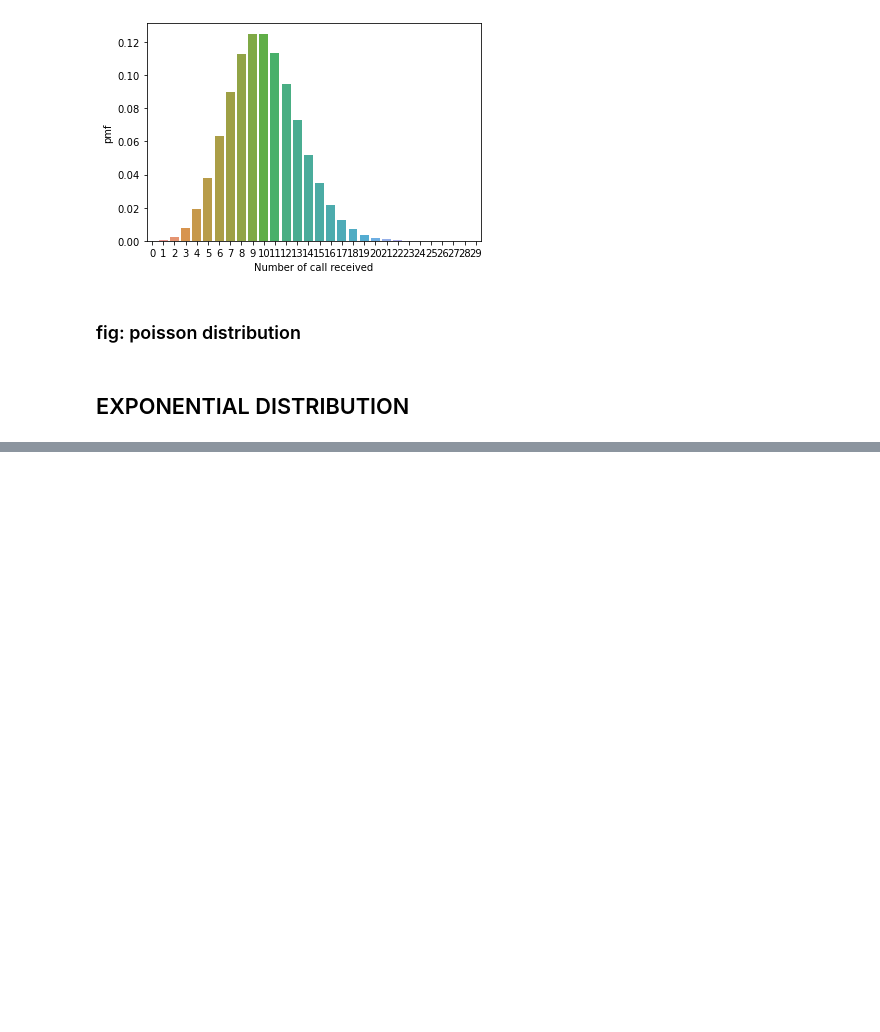
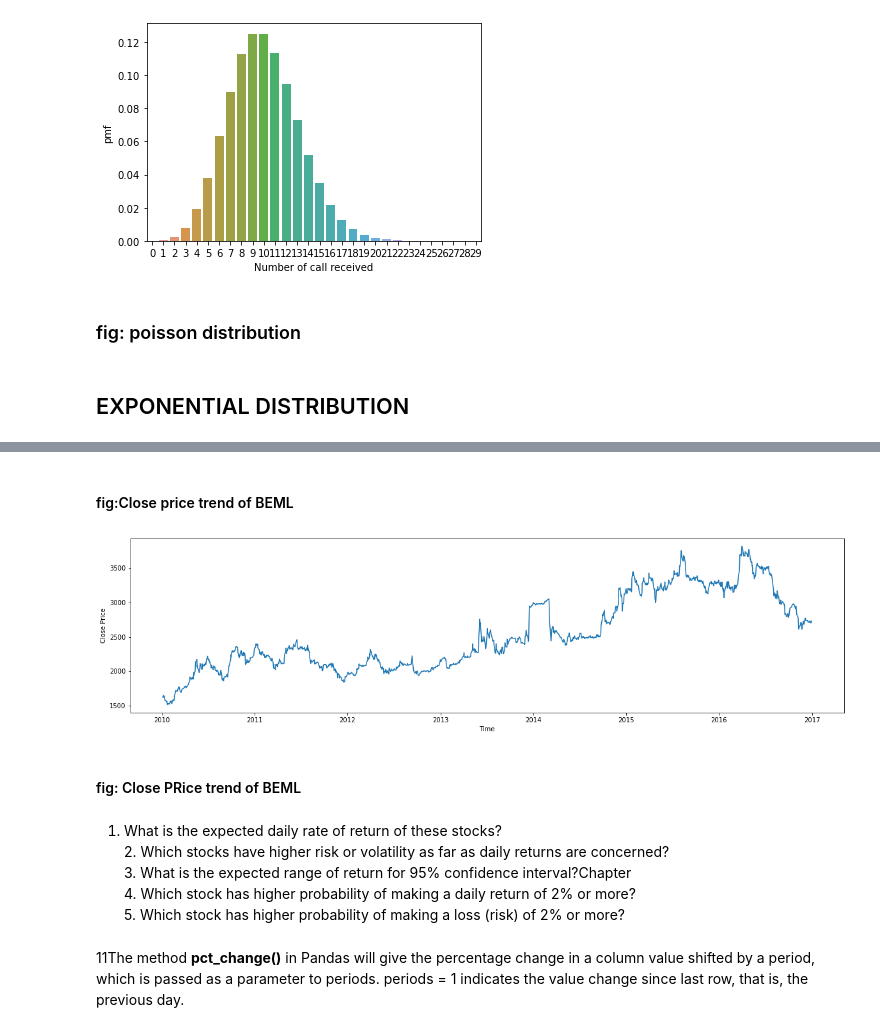
Before and after one commit to PrAsAg/Machine-Learning-using-Python, a Jupyter notebook: ch3-Probability Distributions and Hypothesis Tests.ipynb, the cells around one changed output, grey strips where cells are left out. Drawn from its saved outputs; the diff is of its cells as text; code cells hidden in the pictures; blank space fills up the shorter version.

```diff
--- a/ch3-Probability Distributions and Hypothesis Tests.ipynb
+++ b/ch3-Probability Distributions and Hypothesis Tests.ipynb
@@ -94,0 +148,3 @@ plt.xlabel("Number of call received");
+# %%
+glaxo_df = pd.read_csv('./data/GLAXO .csv')
+glaxo_df.head()
@@ -94,0 +172,4 @@ plt.xlabel("Number of call received");
+# %%
+glaxo_df = glaxo_df[['Date','Close']]
+glaxo_df = glaxo_df.set_index(pd.DatetimeIndex(glaxo_df['Date']))
+glaxo_df.head()
@@ -94,0 +191,15 @@ plt.xlabel("Number of call received");
+# %% [markdown]
+#### fig:Close price trend of BEML
+# %%
+plt.figure(figsize=(20,5))
+plt.plot(glaxo_df.Close)
+plt.xlabel('Time')
+plt.ylabel('Close Price');
+# %% [output]
+[figure, added]
+# %% [markdown]
+#### fig: Close PRice trend of BEML
+# %% [markdown]
+1.   What is the expected daily rate of return of these stocks?<br>2.   Which stocks have higher risk or volatility as far as daily returns are concerned?<br>3.   What is the expected range of return for 95% confidence interval?Chapter<br>4.   Which stock has higher probability of making a daily return of 2% or more?<br>5.   Which stock has higher probability of making a loss (risk) of 2% or more?
+# %% [markdown]
+11The  method  <b>pct_change()</b> in  Pandas  will  give  the  percentage  change  in  a  column  value  shifted  by  a  period, which is passed as a parameter to periods. periods = 1 indicates the value change since last row, that is, the previous day.
```
Also changed, not shown: parts of 24 cells of this notebook.
